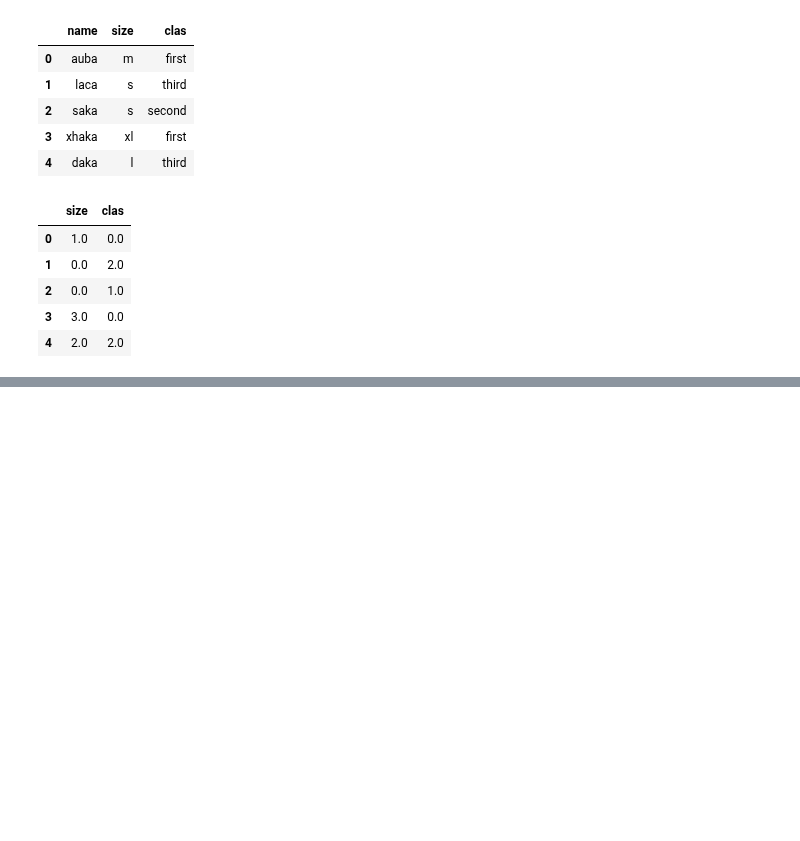
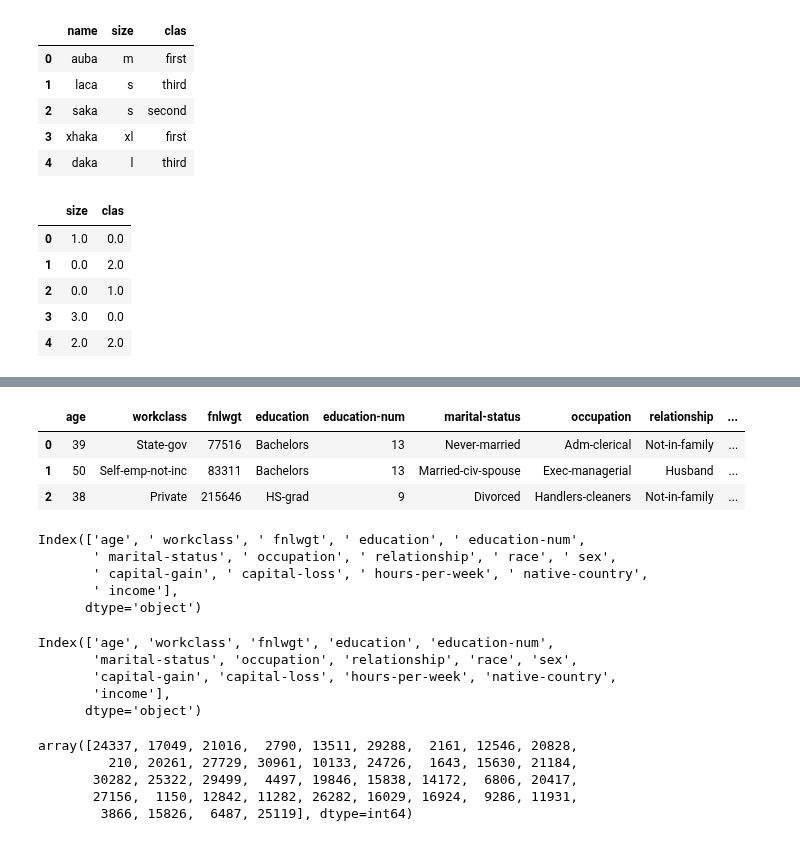
Before and after one commit to Raghav087/Python, a Jupyter notebook: Data Treatment.ipynb, the cells around one changed output, grey strips where cells are left out. Drawn from its saved outputs; the diff is of its cells as text; code cells hidden in the pictures; blank space fills up the shorter version.

```diff
--- a/Data Treatment.ipynb
+++ b/Data Treatment.ipynb
@@ -253,0 +258,35 @@ pd.DataFrame(out,columns=['size','clas'])
+# %%
+df = pd.read_csv('D:/pandas Practice/income.csv',na_values=' ?')
+df.head(3)
+# %% [output]
+|  | age | workclass | fnlwgt | education | education-num | marital-status | occupation | relationship | ... |
+| 0 | 39 | State-gov | 77516 | Bachelors | 13 | Never-married | Adm-clerical | Not-in-family | ... |
+| 1 | 50 | Self-emp-not-inc | 83311 | Bachelors | 13 | Married-civ-spouse | Exec-managerial | Husband | ... |
+| 2 | 38 | Private | 215646 | HS-grad | 9 | Divorced | Handlers-cleaners | Not-in-family | ... |
+# %%
+df.columns #We can see column names have a space as prefix.
+# %% [output]
+Index(['age', ' workclass', ' fnlwgt', ' education', ' education-num',
+       ' marital-status', ' occupation', ' relationship', ' race', ' sex',
+       ' capital-gain', ' capital-loss', ' hours-per-week', ' native-country',
+       ' income'],
+      dtype='object')
+# %%
+df.columns = df.columns.str.strip() #Strip the whitespaces and save it back.
+df.columns
+# %% [output]
+Index(['age', 'workclass', 'fnlwgt', 'education', 'education-num',
+       'marital-status', 'occupation', 'relationship', 'race', 'sex',
+       'capital-gain', 'capital-loss', 'hours-per-week', 'native-country',
+       'income'],
+      dtype='object')
+# %%
+np.random.seed(11)
+r = np.random.choice(df.index,40,replace=False)
+r #An array consisting of 40 indices chosen at random.
+# %% [output]
+array([24337, 17049, 21016,  2790, 13511, 29288,  2161, 12546, 20828,
+         210, 20261, 27729, 30961, 10133, 24726,  1643, 15630, 21184,
+       30282, 25322, 29499,  4497, 19846, 15838, 14172,  6806, 20417,
+       27156,  1150, 12842, 11282, 26282, 16029, 16924,  9286, 11931,
+        3866, 15826,  6487, 25119], dtype=int64)
```
Also changed, not shown: parts of 24 cells of this notebook, 1 other file.
